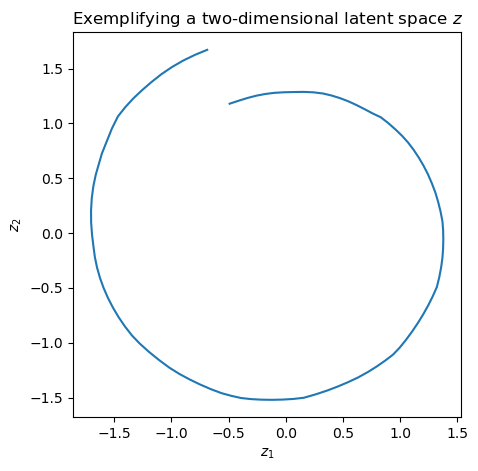
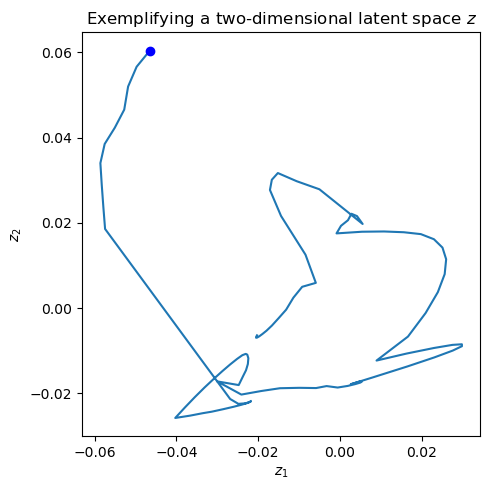
The notebook cell's code change between the first figure and the second:
--- before
+++ after
@@ -3,10 +3,14 @@
 
     efn = model.decomposer(data_test[torch.newaxis, data_test_i][:, :, :2])
+    efns = torch.split(efn, model.decomposer.rad_dims_n, dim=-1)
 
-    plt.figure(figsize=(5,5))
-    plt.title('Exemplifying a two-dimensional latent space $z$')
-    plt.plot(efn[0, :, 0], efn[0, :, 1])
-    plt.xlabel('$z_1$')
-    plt.ylabel('$z_2$')
-    plt.savefig(f'fig/cavity/train_test_{data_test_i}_z_example.svg')
-    plt.show()
+    for i, this_efn in enumerate(efns):
+        plt.figure(figsize=(5,5))
+        plt.title('Exemplifying a two-dimensional latent space $z$')
+        plt.plot(this_efn[0, :, 0], this_efn[0, :, 1])
+        plt.plot(this_efn[0, 0, 0], this_efn[0, 0, 1], '--bo', label='initial condition')
+        plt.xlabel('$z_1$')
+        plt.ylabel('$z_2$')
+        plt.tight_layout()
+        #plt.savefig(f'fig/cavity/train_test_{data_test_i}_z_example_{i}.svg')
+        plt.show()

Commit: demonstrate training with two modes